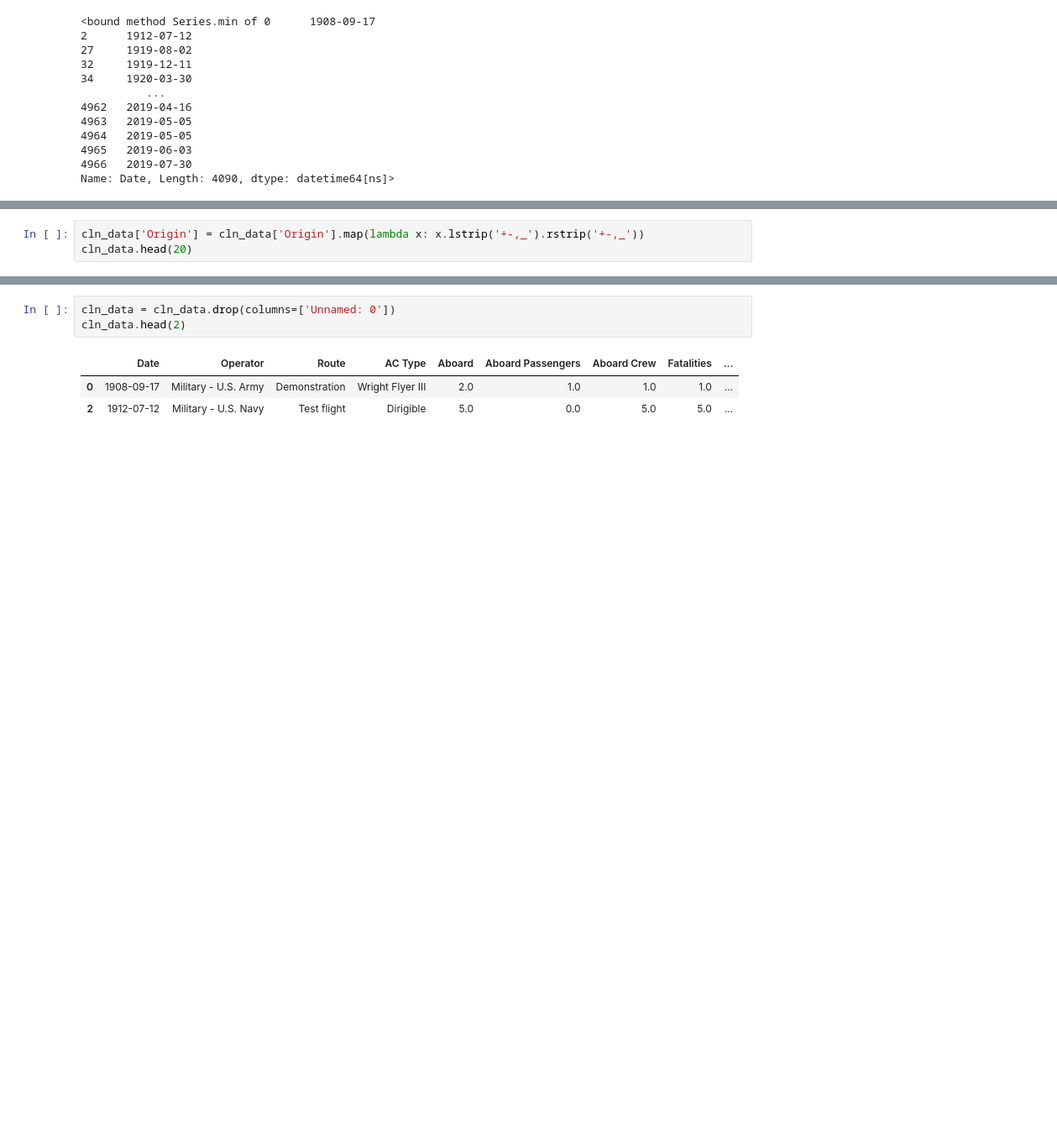
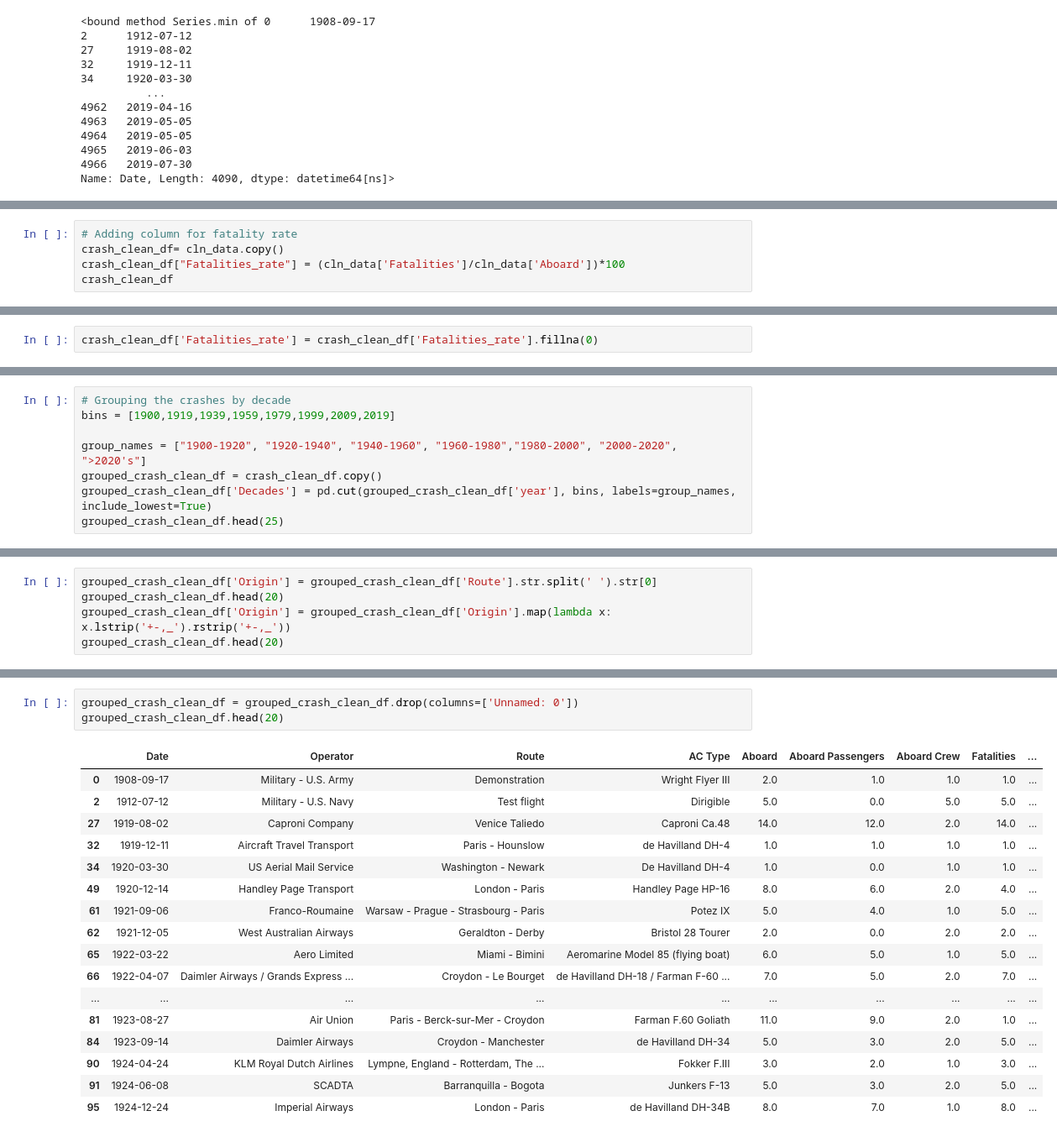
Before and after one commit to daysthroughcode/DAB-Project-2, a Jupyter notebook: cleaning.ipynb, the cells around one changed output, grey strips where cells are left out. Shown: that part at 84% size. Cells and saved outputs as stored; diff of their text form; blank space fills up the shorter version.

```diff
--- a/cleaning.ipynb
+++ b/cleaning.ipynb
@@ -126,0 +131,5 @@ cln_data.head(10)
+# %%
+# Adding column for fatality rate
+crash_clean_df= cln_data.copy()
+crash_clean_df["Fatalities_rate"] = (cln_data['Fatalities']/cln_data['Aboard'])*100
+crash_clean_df
@@ -190,0 +154,2 @@ cln_data.head(20)
+# %%
+crash_clean_df['Fatalities_rate'] = crash_clean_df['Fatalities_rate'].fillna(0)
@@ -190,0 +160,8 @@ cln_data.head(20)
+# %%
+# Grouping the crashes by decade
+bins = [1900,1919,1939,1959,1979,1999,2009,2019]
+
+group_names = ["1900-1920", "1920-1940", "1940-1960", "1960-1980","1980-2000", "2000-2020", ">2020's"]
+grouped_crash_clean_df = crash_clean_df.copy()
+grouped_crash_clean_df['Decades'] = pd.cut(grouped_crash_clean_df['year'], bins, labels=group_names, include_lowest=True)
+grouped_crash_clean_df.head(25)
@@ -191,6 +186,8 @@ cln_data.head(20)
 # %%
-cln_data['Origin'] = cln_data['Origin'].map(lambda x: x.lstrip('+-,_').rstrip('+-,_'))
-cln_data.head(20)
+grouped_crash_clean_df['Origin'] = grouped_crash_clean_df['Route'].str.split(' ').str[0]
+grouped_crash_clean_df.head(20)
+grouped_crash_clean_df['Origin'] = grouped_crash_clean_df['Origin'].map(lambda x: x.lstrip('+-,_').rstrip('+-,_'))
+grouped_crash_clean_df.head(20)
 # %% [output]
 |  | Unnamed: 0 | Date | Operator | Route | AC Type | Aboard | Aboard Passengers | Aboard Crew | Fatalities | ... |
 | 0 | 0 | 1908-09-17 | Military - U.S. Army | Demonstration | Wright Flyer III | 2.0 | 1.0 | 1.0 | 1.0 | ... |
@@ -210,9 +207,23 @@ cln_data.head(20)
 | 91 | 91 | 1924-06-08 | SCADTA | Barranquilla - Bogota | Junkers F-13 | 5.0 | 3.0 | 2.0 | 5.0 | ... |
 | 95 | 95 | 1924-12-24 | Imperial Airways | London - Paris | de Havilland DH-34B | 8.0 | 7.0 | 1.0 | 8.0 | ... |
 # %%
-cln_data = cln_data.drop(columns=['Unnamed: 0'])
-cln_data.head(2)
+grouped_crash_clean_df = grouped_crash_clean_df.drop(columns=['Unnamed: 0'])
+grouped_crash_clean_df.head(20)
 # %% [output]
 |  | Date | Operator | Route | AC Type | Aboard | Aboard Passengers | Aboard Crew | Fatalities | ... |
 | 0 | 1908-09-17 | Military - U.S. Army | Demonstration | Wright Flyer III | 2.0 | 1.0 | 1.0 | 1.0 | ... |
 | 2 | 1912-07-12 | Military - U.S. Navy | Test flight | Dirigible | 5.0 | 0.0 | 5.0 | 5.0 | ... |
+| 27 | 1919-08-02 | Caproni Company | Venice Taliedo | Caproni Ca.48 | 14.0 | 12.0 | 2.0 | 14.0 | ... |
+| 32 | 1919-12-11 | Aircraft Travel Transport | Paris - Hounslow | de Havilland DH-4 | 1.0 | 1.0 | 1.0 | 1.0 | ... |
+| 34 | 1920-03-30 | US Aerial Mail Service | Washington - Newark | De Havilland DH-4 | 1.0 | 0.0 | 1.0 | 1.0 | ... |
+| 49 | 1920-12-14 | Handley Page Transport | London - Paris | Handley Page HP-16 | 8.0 | 6.0 | 2.0 | 4.0 | ... |
+| 61 | 1921-09-06 | Franco-Roumaine | Warsaw - Prague - Strasbourg - Paris | Potez IX | 5.0 | 4.0 | 1.0 | 5.0 | ... |
+| 62 | 1921-12-05 | West Australian Airways | Geraldton - Derby | Bristol 28 Tourer | 2.0 | 0.0 | 2.0 | 2.0 | ... |
+| 65 | 1922-03-22 | Aero Limited | Miami - Bimini | Aeromarine Model 85 (flying boat) | 6.0 | 5.0 | 1.0 | 5.0 | ... |
+| 66 | 1922-04-07 | Daimler Airways / Grands Express ... | Croydon - Le Bourget | de Havilland DH-18 / Farman F-60 ... | 7.0 | 5.0 | 2.0 | 7.0 | ... |
+| ... | ... | ... | ... | ... | ... | ... | ... | ... | ... |
+| 81 | 1923-08-27 | Air Union | Paris - Berck-sur-Mer - Croydon | Farman F.60 Goliath | 11.0 | 9.0 | 2.0 | 1.0 | ... |
+| 84 | 1923-09-14 | Daimler Airways | Croydon - Manchester | de Havilland DH-34 | 5.0 | 3.0 | 2.0 | 5.0 | ... |
+| 90 | 1924-04-24 | KLM Royal Dutch Airlines | Lympne, England - Rotterdam, The ... | Fokker F.III | 3.0 | 2.0 | 1.0 | 3.0 | ... |
+| 91 | 1924-06-08 | SCADTA | Barranquilla - Bogota | Junkers F-13 | 5.0 | 3.0 | 2.0 | 5.0 | ... |
+| 95 | 1924-12-24 | Imperial Airways | London - Paris | de Havilland DH-34B | 8.0 | 7.0 | 1.0 | 8.0 | ... |
```
Also changed, not shown: parts of 9 cells of this notebook.
